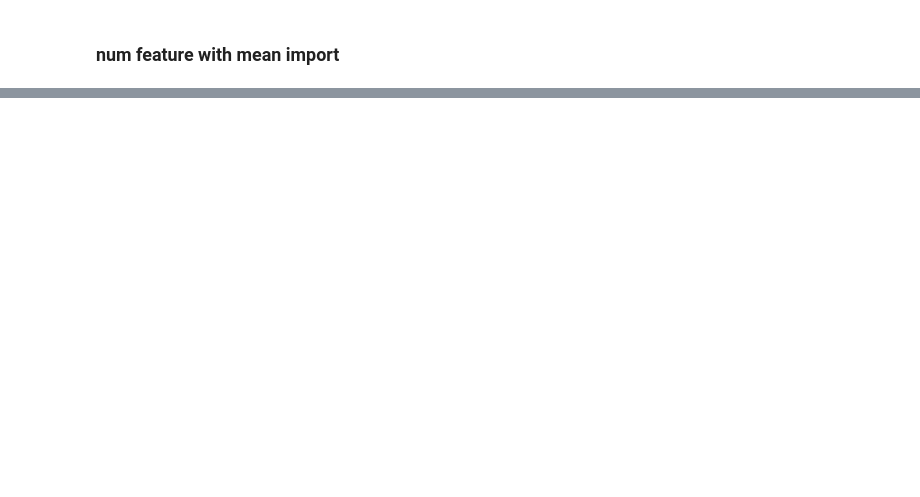
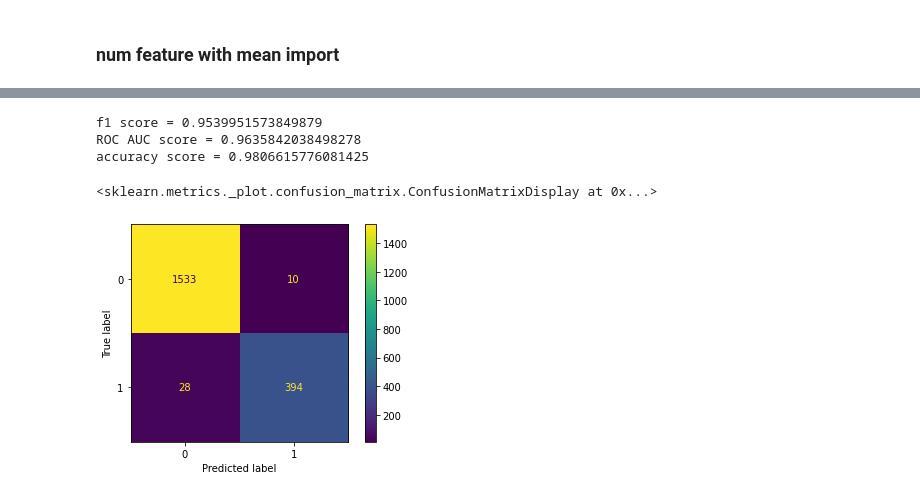
Before and after one commit to kuotuantuan/Fraud-Detection, a Jupyter notebook: Random Forest/ethereum-fraud-detection-eda-model-selection.ipynb, the cells around one changed output, grey strips where cells are left out. Cells and saved outputs as stored; diff of their text form; code cells hidden in the pictures; blank space fills up the shorter version.

```diff
--- a/Random Forest/ethereum-fraud-detection-eda-model-selection.ipynb
+++ b/Random Forest/ethereum-fraud-detection-eda-model-selection.ipynb
@@ -474,0 +490,21 @@ Test shape:  (1965, 39) (1965,)
+# %%
+RFC_parameters = {
+        'randomforestclassifier__n_estimators': range(50, 1050, 100),
+        'randomforestclassifier__max_depth': range(50, 300, 20),
+        'randomforestclassifier__min_samples_split': [2, 5, 10],
+        'randomforestclassifier__min_samples_leaf': [1, 2, 4],
+        'randomforestclassifier__bootstrap': [True, False]
+}
+
+RFC_pipeline = make_pipeline(preprocessing_pipeline, RandomForestClassifier(random_state=42))
+RFC_grid_search = RandomizedSearchCV(
+    RFC_pipeline,
+    param_distributions=RFC_parameters,
+    scoring = 'f1',
+    n_iter = 24,
+    n_jobs = -1,
+    cv = 5,
+    random_state=42
+)
+
+RFC_grid_search.fit(x_train, y_train)
@@ -474,0 +542,20 @@ Test shape:  (1965, 39) (1965,)
+# %%
+X_train = preprocessing_pipeline.fit_transform(x_train)
+X_test = preprocessing_pipeline.transform(x_test)
+# %%
+best_model_RF = RandomForestClassifier(n_estimators=350, min_samples_split=2, min_samples_leaf=1, max_depth=230, bootstrap=False, random_state=42)
+best_model_RF.fit(X_train, y_train)
+predictions = best_model_RF.predict(X_test)
+print("f1 score = {}".format(f1_score(y_test, predictions)))
+
+print("ROC AUC score = {}".format(roc_auc_score(y_test, predictions)))
+
+print("accuracy score = {}".format(accuracy_score(y_test, predictions)))
+
+display(plot_confusion_matrix(best_model_RF, X_test, y_test))
+# %% [output]
+f1 score = 0.9539951573849879
+ROC AUC score = 0.9635842038498278
+accuracy score = 0.9806615776081425
+<sklearn.metrics._plot.confusion_matrix.ConfusionMatrixDisplay at 0x...>
+[figure, added]
```
Also changed, not shown: parts of 11 cells of this notebook.
